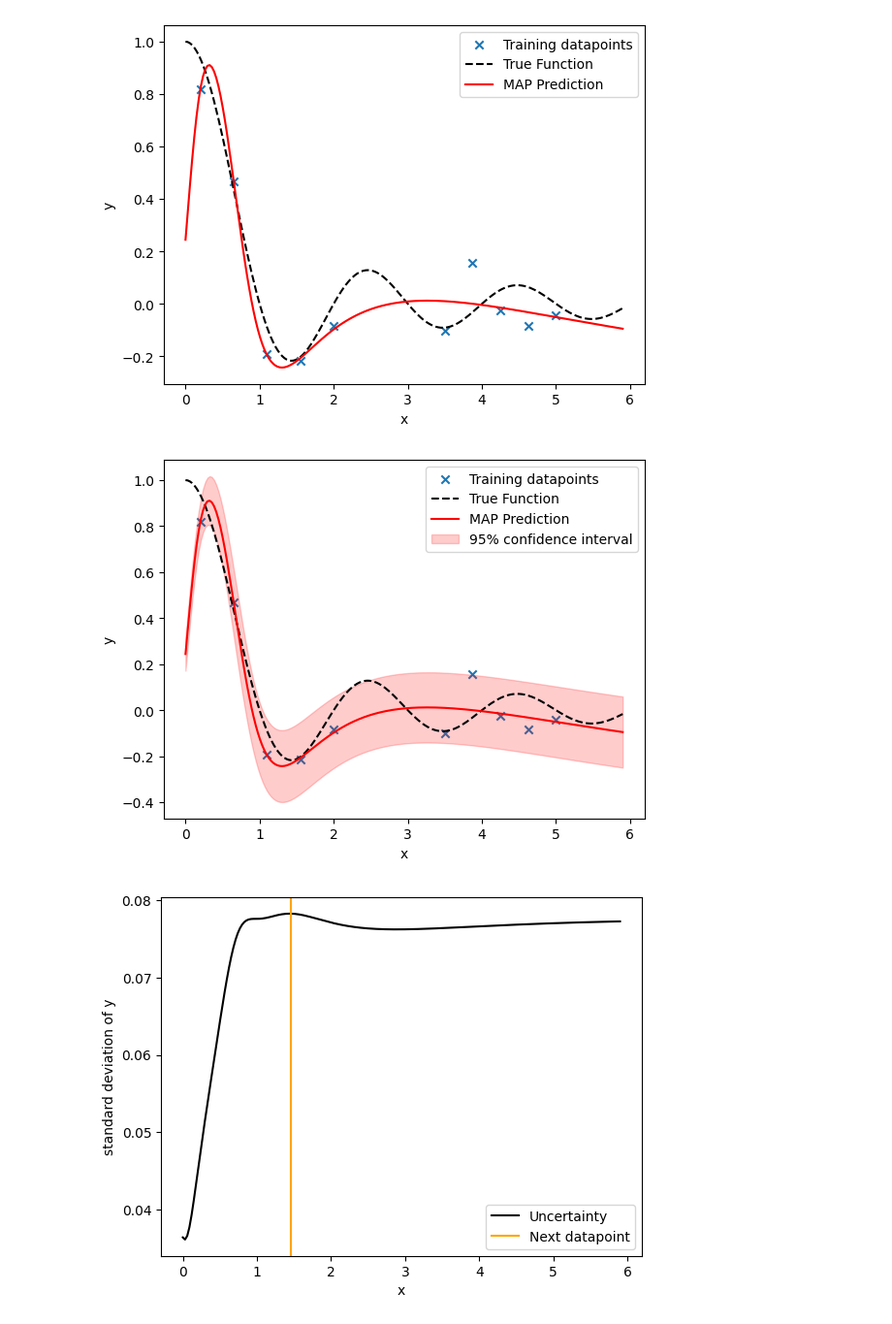
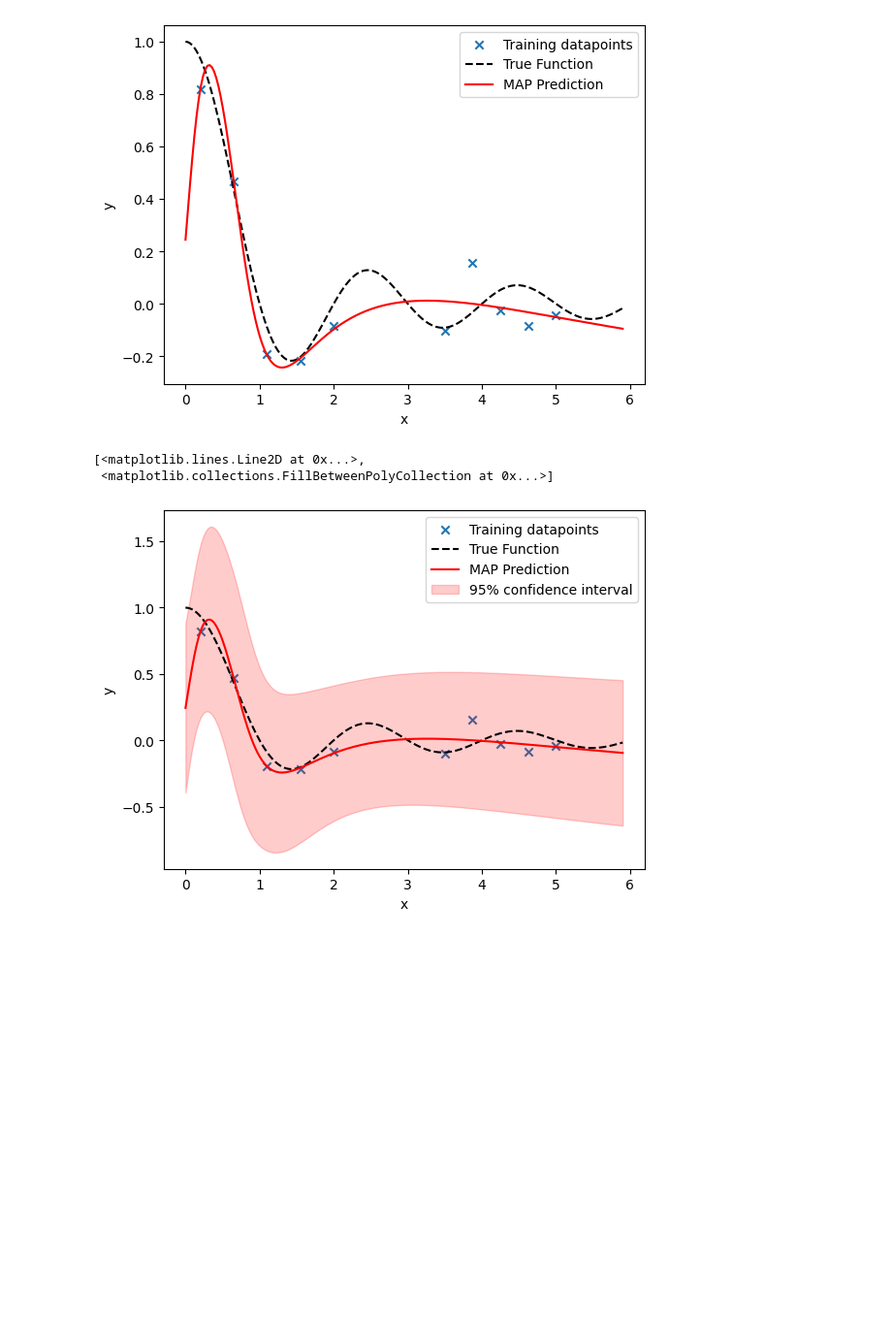
Before and after one commit to laplax-org/laplax, a Jupyter notebook: examples/0003_laplax_for_active_learning.ipynb, the cells around one changed output. Shown at 97% size. Drawn from its saved outputs; the diff is of its cells as text; code cells hidden in the pictures; blank space fills up the shorter version.

```diff
--- a/examples/0003_laplax_for_active_learning.ipynb
+++ b/examples/0003_laplax_for_active_learning.ipynb
@@ -225,7 +227,7 @@ def quantify_uncertainty(model, trainloader, x_pred, prior_precision):
 
     return y_mean, y_std
 
-prior_precision = 1./prior_variance * 100
+prior_precision = 1./prior_variance
 
 y_mean, y_std = quantify_uncertainty(model, dataloader, x_pred, prior_precision)
 # %%
@@ -247,43 +249,47 @@ next_datapoint = find_next_datapoint(x_pred, y_std)
 # %%
 # Visualization with uncertainty, optimal next data point
 
-def plot_prediction_with_uncertainty(trainloader, y_mean, y_std):
+def plot_prediction_with_uncertainty(ax, trainloader, y_mean, y_std):
+    ax.clear()
     x = trainloader.X
     y = trainloader.y
 
-    plt.scatter(x, y, marker="x", label="Training datapoints")
+    ax.scatter(x, y, marker="x", label="Training datapoints")
 
-    plt.plot(x_pred, y_true, color="black", linestyle="--", label="True Function")
+    ax.plot(x_pred, y_true, color="black", linestyle="--", label="True Function")
 
-    plt.plot(x_pred, y_mean, color="red", label="MAP Prediction")
+    pred, = ax.plot(x_pred, y_mean, color="red", label="MAP Prediction")
 
-    plt.fill_between(
+    uncertainty = ax.fill_between(
         x_pred.flatten(),
         (y_mean - 2 * y_std).flatten(),
         (y_mean + 2 * y_std).flatten(),
         color="red",
         alpha=0.2,
         label="95% confidence interval",
     )
+    ax.legend()
+    ax.set_xlabel("x")
+    ax.set_ylabel("y")
+    #ax.show()
+
+    return [pred, uncertainty]
 
     next_datapoint = find_next_datapoint(x_pred, y_std)
-
-    plt.legend()
-    plt.xlabel("x")
-    plt.ylabel("y")
-    plt.show()
 
     plt.plot(x_pred, y_std, color="black", label="Uncertainty")
     plt.axvline(next_datapoint, color="orange", label="Next datapoint")
     plt.legend()
     plt.xlabel("x")
     plt.ylabel("standard deviation of y")
     plt.show()
 
-plot_prediction_with_uncertainty(dataloader, y_mean, y_std)
+fig, ax = plt.subplots()
+plot_prediction_with_uncertainty(ax, dataloader, y_mean, y_std)
 # %% [output]
+[<matplotlib.lines.Line2D at 0x...>,
+ <matplotlib.collections.FillBetweenPolyCollection at 0x...>]
-[figure, old version]
+[figure, new version]
-[figure, removed]
 # %%
 # Active learning loop
 
```
Also changed, not shown: parts of 2 cells of this notebook.
